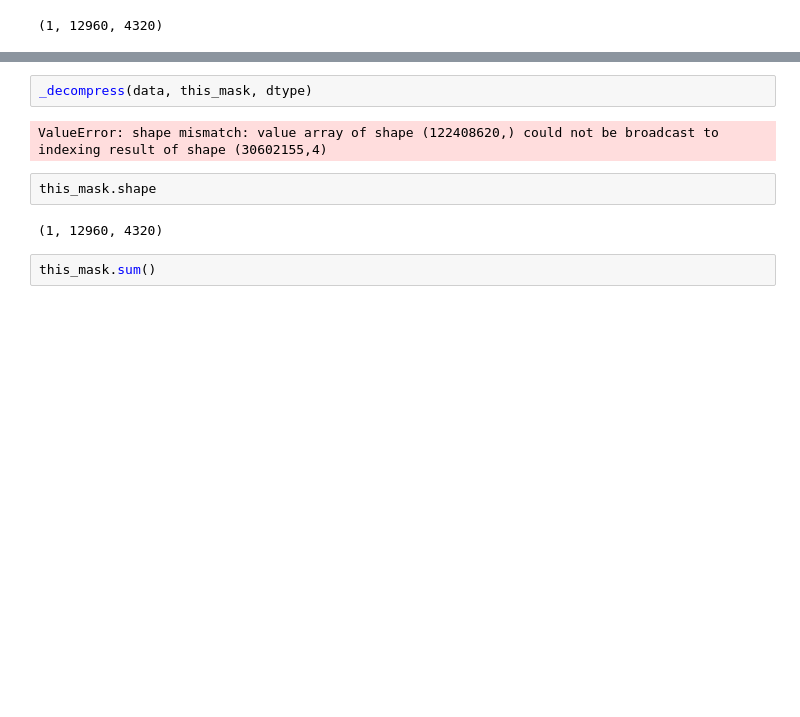
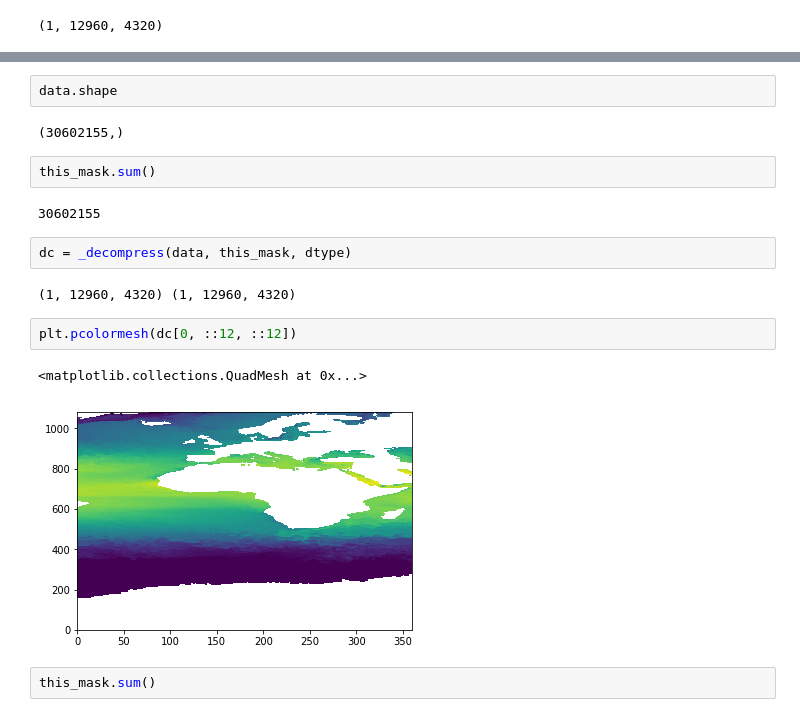
Before and after one commit to rabernat/llcreader, a Jupyter notebook: test_llc4320.ipynb, the cells around one changed output, grey strips where cells are left out. Saved outputs shown, nothing was run; the diff lists cells and outputs as text; blank space fills up the shorter version.

```diff
--- a/test_llc4320.ipynb
+++ b/test_llc4320.ipynb
@@ -196,11 +243,20 @@ this_mask.shape
+# %%
+data.shape
+# %% [output]
+(30602155,)
+# %%
+this_mask.sum()
+# %% [output]
+30602155
 # %%
-_decompress(data, this_mask, dtype)
+dc = _decompress(data, this_mask, dtype)
 # %% [output]
-ValueError: shape mismatch: value array of shape (122408620,) could not be broadcast to indexing result of shape (30602155,4)
+(1, 12960, 4320) (1, 12960, 4320)
-# %%
-this_mask.shape
-# %% [output]
-(1, 12960, 4320)
+# %%
+plt.pcolormesh(dc[0, ::12, ::12])
+# %% [output]
+<matplotlib.collections.QuadMesh at 0x...>
+[figure, added]
 # %%
 this_mask.sum()
 # %% [output]
```
Also changed, not shown: parts of 19 cells of this notebook, 2 other files.
